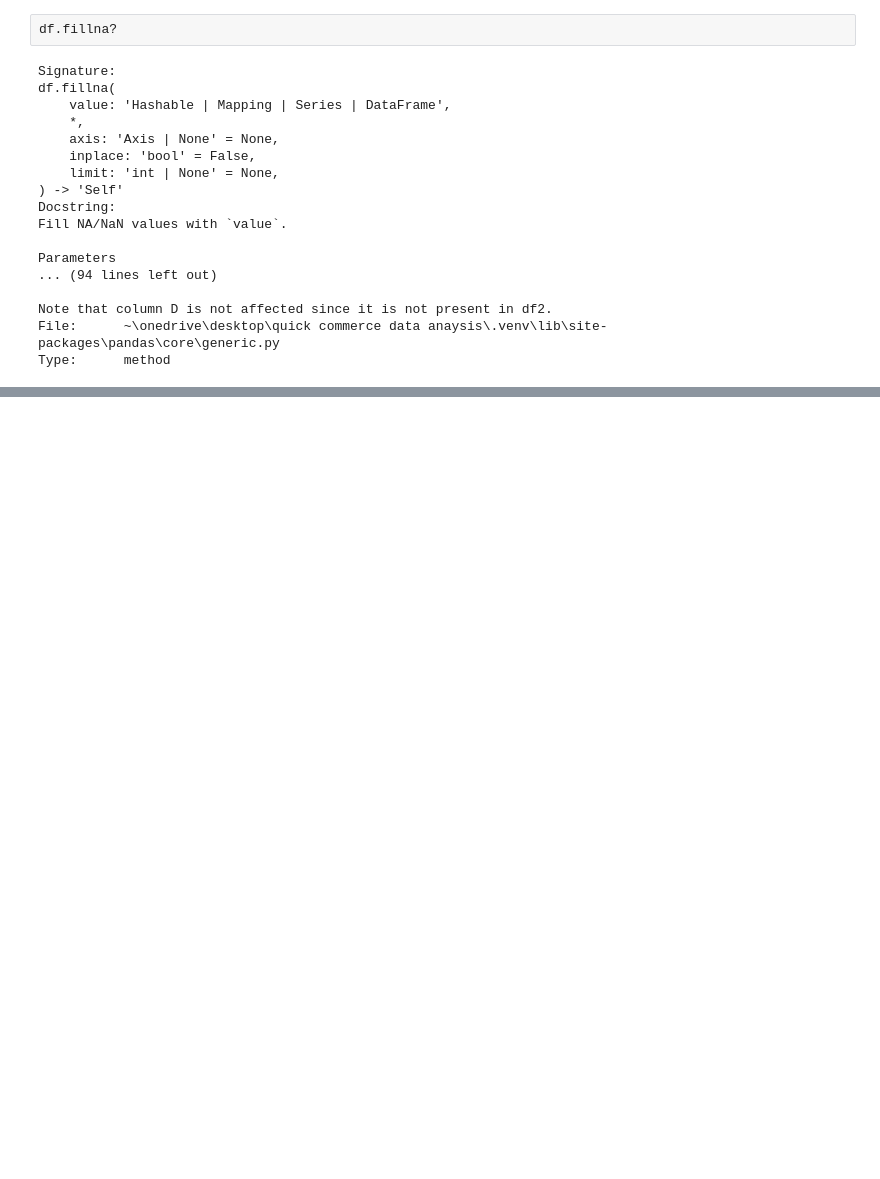
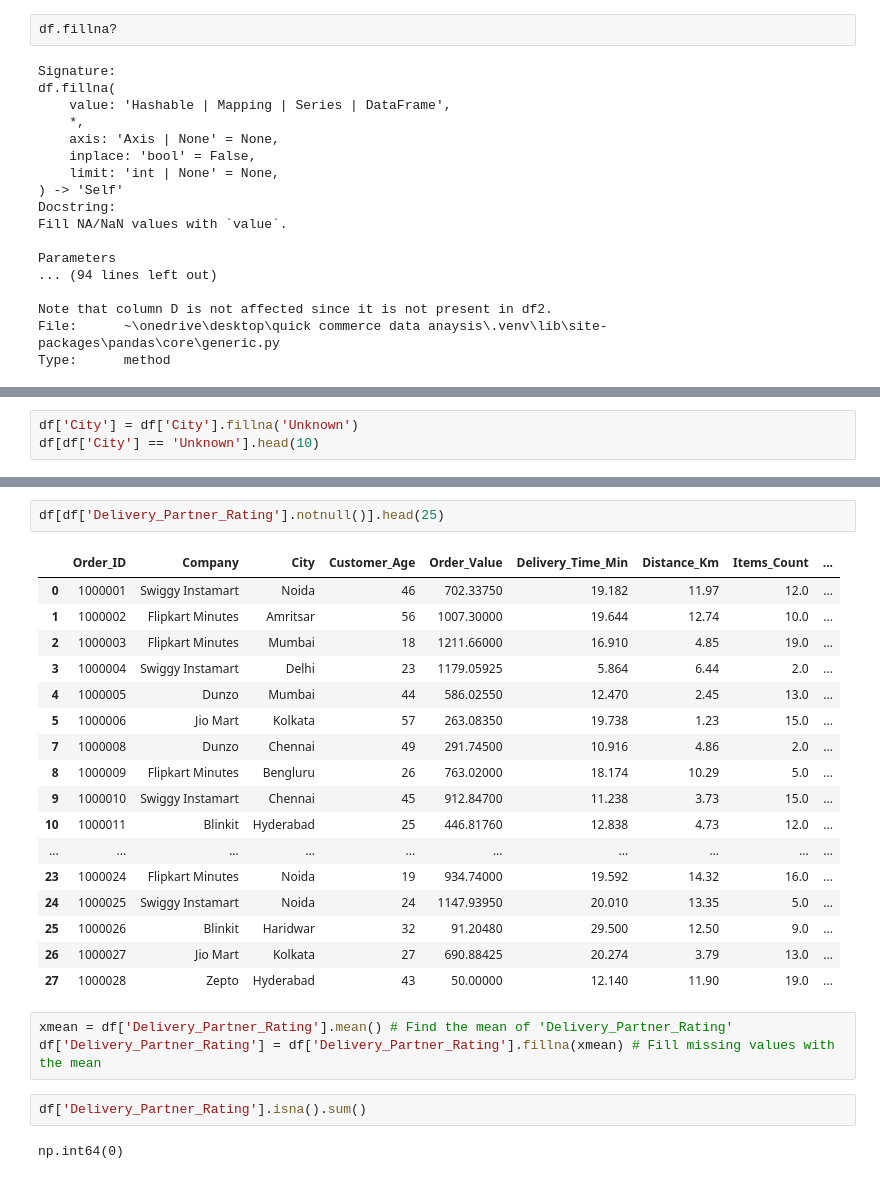
Before and after one commit to JuneVerone/Q-CommerceDataAnayslis, a Jupyter notebook: Q-commerce.ipynb, the cells around one changed output, grey strips where cells are left out. Saved outputs shown, nothing was run; the diff lists cells and outputs as text; blank space fills up the shorter version.

```diff
--- a/Q-commerce.ipynb
+++ b/Q-commerce.ipynb
@@ -276,0 +292,3 @@ Type:      method
+# %%
+df['City'] = df['City'].fillna('Unknown')
+df[df['City'] == 'Unknown'].head(10)
@@ -276,0 +359,27 @@ Type:      method
+# %%
+df[df['Delivery_Partner_Rating'].notnull()].head(25)
+# %% [output]
+|  | Order_ID | Company | City | Customer_Age | Order_Value | Delivery_Time_Min | Distance_Km | Items_Count | ... |
+| 0 | 1000001 | Swiggy Instamart | Noida | 46 | 702.33750 | 19.182 | 11.97 | 12.0 | ... |
+| 1 | 1000002 | Flipkart Minutes | Amritsar | 56 | 1007.30000 | 19.644 | 12.74 | 10.0 | ... |
+| 2 | 1000003 | Flipkart Minutes | Mumbai | 18 | 1211.66000 | 16.910 | 4.85 | 19.0 | ... |
+| 3 | 1000004 | Swiggy Instamart | Delhi | 23 | 1179.05925 | 5.864 | 6.44 | 2.0 | ... |
+| 4 | 1000005 | Dunzo | Mumbai | 44 | 586.02550 | 12.470 | 2.45 | 13.0 | ... |
+| 5 | 1000006 | Jio Mart | Kolkata | 57 | 263.08350 | 19.738 | 1.23 | 15.0 | ... |
+| 7 | 1000008 | Dunzo | Chennai | 49 | 291.74500 | 10.916 | 4.86 | 2.0 | ... |
+| 8 | 1000009 | Flipkart Minutes | Bengluru | 26 | 763.02000 | 18.174 | 10.29 | 5.0 | ... |
+| 9 | 1000010 | Swiggy Instamart | Chennai | 45 | 912.84700 | 11.238 | 3.73 | 15.0 | ... |
+| 10 | 1000011 | Blinkit | Hyderabad | 25 | 446.81760 | 12.838 | 4.73 | 12.0 | ... |
+| ... | ... | ... | ... | ... | ... | ... | ... | ... | ... |
+| 23 | 1000024 | Flipkart Minutes | Noida | 19 | 934.74000 | 19.592 | 14.32 | 16.0 | ... |
+| 24 | 1000025 | Swiggy Instamart | Noida | 24 | 1147.93950 | 20.010 | 13.35 | 5.0 | ... |
+| 25 | 1000026 | Blinkit | Haridwar | 32 | 91.20480 | 29.500 | 12.50 | 9.0 | ... |
+| 26 | 1000027 | Jio Mart | Kolkata | 27 | 690.88425 | 20.274 | 3.79 | 13.0 | ... |
+| 27 | 1000028 | Zepto | Hyderabad | 43 | 50.00000 | 12.140 | 11.90 | 19.0 | ... |
+# %%
+xmean = df['Delivery_Partner_Rating'].mean() # Find the mean of 'Delivery_Partner_Rating'
+df['Delivery_Partner_Rating'] = df['Delivery_Partner_Rating'].fillna(xmean) # Fill missing values with the mean
+# %%
+df['Delivery_Partner_Rating'].isna().sum()
+# %% [output]
+np.int64(0)
```
Also changed, not shown: parts of 10 cells of this notebook.
